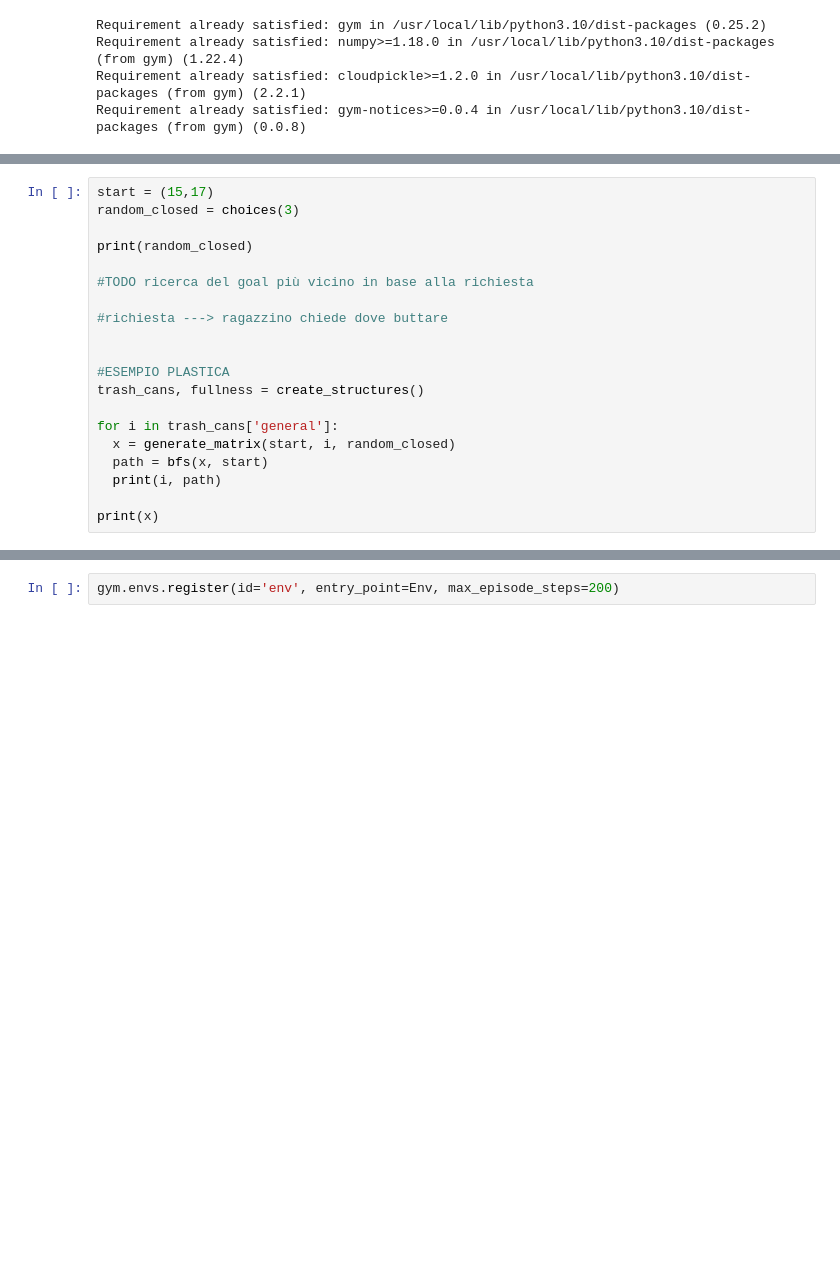
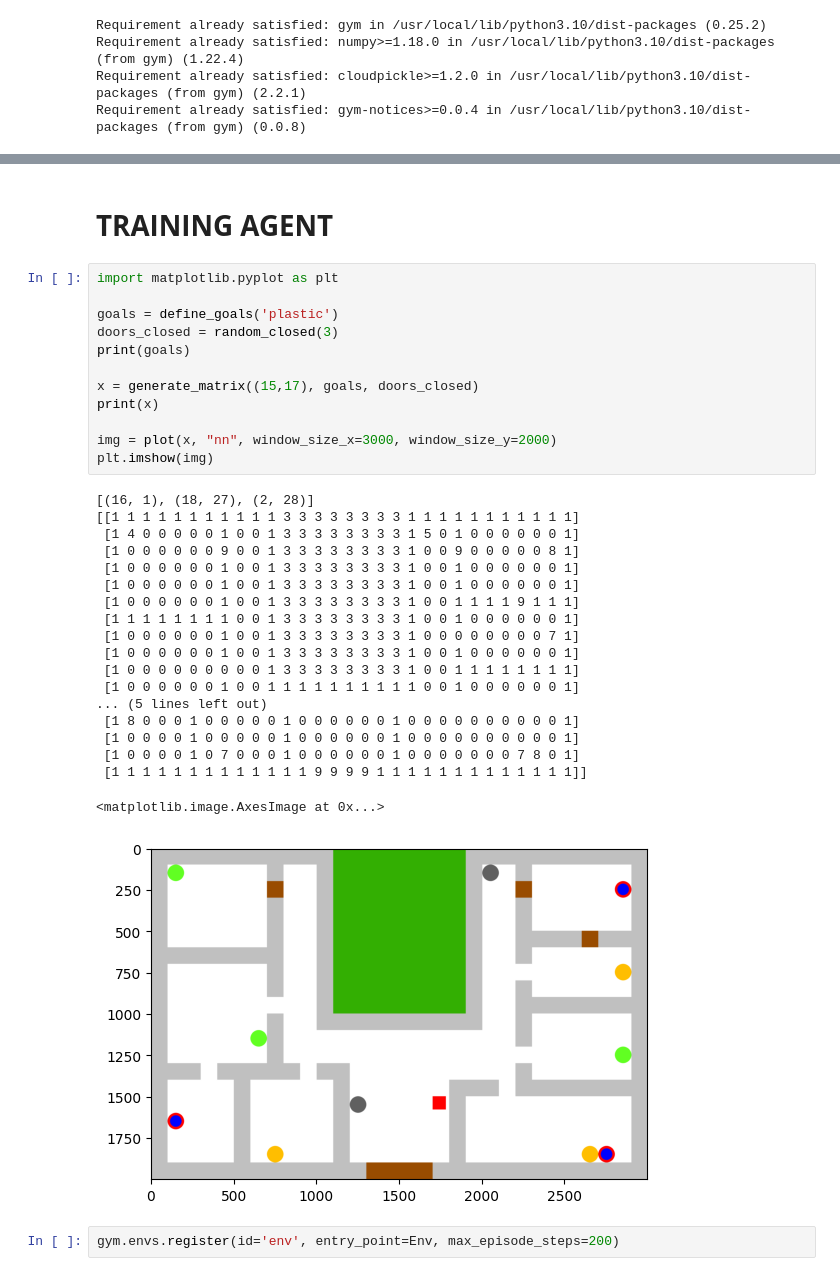
Before and after one commit to lavallone/HRI_RA_project, a Jupyter notebook: Grid_World.ipynb, the cells around one changed output, grey strips where cells are left out. Saved outputs shown, nothing was run; the diff lists cells and outputs as text; blank space fills up the shorter version.

```diff
--- a/Grid_World.ipynb
+++ b/Grid_World.ipynb
@@ -138,20 +134,0 @@ def bfs(grid, start):
-# %%
-start = (15,17)
-random_closed = choices(3)
-
-print(random_closed)
-
-#TODO ricerca del goal più vicino in base alla richiesta
-
-#richiesta ---> ragazzino chiede dove buttare
-
-
-#ESEMPIO PLASTICA
-trash_cans, fullness = create_structures()
-
-for i in trash_cans['general']:
-  x = generate_matrix(start, i, random_closed)
-  path = bfs(x, start)
-  print(i, path)
-
-print(x)
@@ -376,4 +330,38 @@ class Env(BaseEnv):
     def get_image(self):
         return self.maze.to_rgb()
+# %% [markdown]
+# **TRAINING AGENT**
+# %%
+import matplotlib.pyplot as plt
+
+goals = define_goals('plastic')
+doors_closed = random_closed(3)
+print(goals)
+
+x = generate_matrix((15,17), goals, doors_closed)
+print(x)
+
+img = plot(x, "nn", window_size_x=3000, window_size_y=2000)
+plt.imshow(img)
+# %% [output]
+[(16, 1), (18, 27), (2, 28)]
+[[1 1 1 1 1 1 1 1 1 1 1 3 3 3 3 3 3 3 3 1 1 1 1 1 1 1 1 1 1 1]
+ [1 4 0 0 0 0 0 1 0 0 1 3 3 3 3 3 3 3 3 1 5 0 1 0 0 0 0 0 0 1]
+ [1 0 0 0 0 0 0 9 0 0 1 3 3 3 3 3 3 3 3 1 0 0 9 0 0 0 0 0 8 1]
+ [1 0 0 0 0 0 0 1 0 0 1 3 3 3 3 3 3 3 3 1 0 0 1 0 0 0 0 0 0 1]
+ [1 0 0 0 0 0 0 1 0 0 1 3 3 3 3 3 3 3 3 1 0 0 1 0 0 0 0 0 0 1]
+ [1 0 0 0 0 0 0 1 0 0 1 3 3 3 3 3 3 3 3 1 0 0 1 1 1 1 9 1 1 1]
+ [1 1 1 1 1 1 1 1 0 0 1 3 3 3 3 3 3 3 3 1 0 0 1 0 0 0 0 0 0 1]
+ [1 0 0 0 0 0 0 1 0 0 1 3 3 3 3 3 3 3 3 1 0 0 0 0 0 0 0 0 7 1]
+ [1 0 0 0 0 0 0 1 0 0 1 3 3 3 3 3 3 3 3 1 0 0 1 0 0 0 0 0 0 1]
+ [1 0 0 0 0 0 0 0 0 0 1 3 3 3 3 3 3 3 3 1 0 0 1 1 1 1 1 1 1 1]
+ [1 0 0 0 0 0 0 1 0 0 1 1 1 1 1 1 1 1 1 1 0 0 1 0 0 0 0 0 0 1]
+... (5 lines left out)
+ [1 8 0 0 0 1 0 0 0 0 0 1 0 0 0 0 0 0 1 0 0 0 0 0 0 0 0 0 0 1]
+ [1 0 0 0 0 1 0 0 0 0 0 1 0 0 0 0 0 0 1 0 0 0 0 0 0 0 0 0 0 1]
+ [1 0 0 0 0 1 0 7 0 0 0 1 0 0 0 0 0 0 1 0 0 0 0 0 0 0 7 8 0 1]
+ [1 1 1 1 1 1 1 1 1 1 1 1 1 9 9 9 9 1 1 1 1 1 1 1 1 1 1 1 1 1]]
+<matplotlib.image.AxesImage at 0x...>
+[figure, added]
 # %%
 gym.envs.register(id='env', entry_point=Env, max_episode_steps=200)
```
Also changed, not shown: parts of 17 cells of this notebook.
